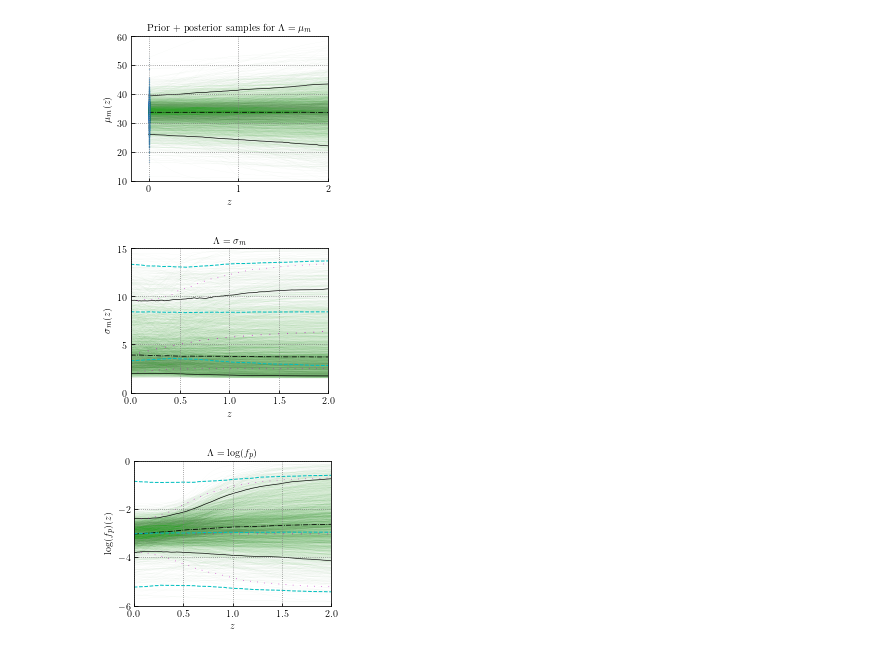
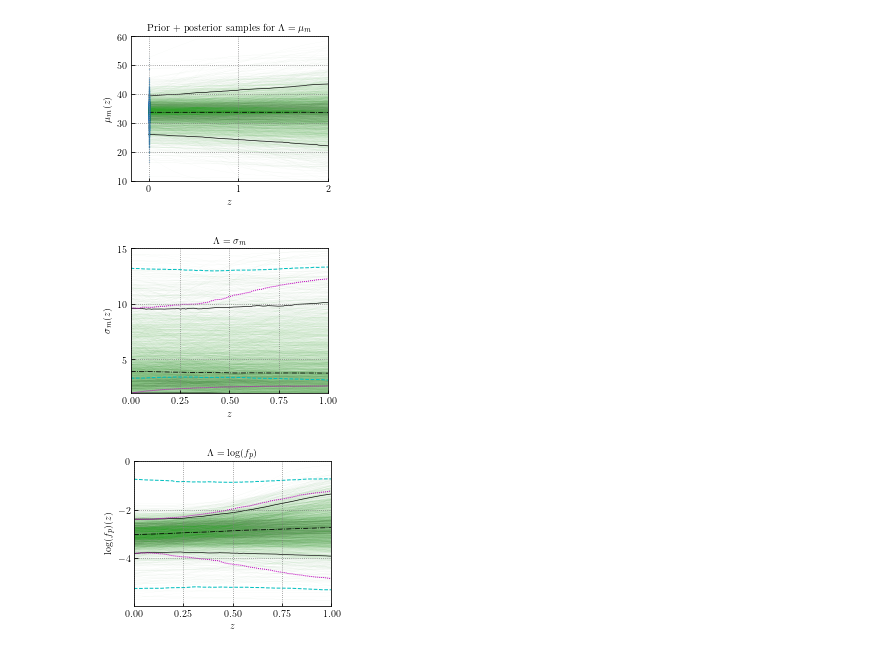
Before and after one commit to maxlalleman/bbh_mass_distribution_redshift_variation_inference, a Jupyter notebook: figures/Traces_peak.ipynb, the cells around one changed output. Saved outputs shown, nothing was run; the diff lists cells and outputs as text; code cells hidden in the pictures.

```diff
--- a/figures/Traces_peak.ipynb
+++ b/figures/Traces_peak.ipynb
@@ -91,0 +170,6 @@ plt.show()
+# %%
+def computing_gaussian_prob(value, mean, std):
+    return (1/(std * np.sqrt(2*np.pi))) * np.exp(-(value - mean)**2/(2.*std**2))
+
+def computing_uniform_prob(a, b):
+    return 1/(b-a)
@@ -938,41 +972,41 @@ for i in range(samps_big.sig_m1.size):
                                zs,
                               )
     # plt.plot(zs, mu_r, lw = 0.05, color='m', alpha = 0.2, zorder = 1)
     sig_matrix[i, :] = sig_r
 
     sig_r_post = sigmoid_no_delta(samps_big.sig_m1.values[i],
                                samps_big.high_sig.values[i],
                                10.**samps_big.log_width_sig.values[i],
                                samps_big.middle_z_sig.values[i],
                                zs,
                               )
     plt.plot(zs, sig_r_post, lw = 0.05, color='#33a02c', alpha = 0.2, zorder = 1)
     sig_matrix_post[i, :] = sig_r_post
 
 median_sig = np.median(sig_matrix, axis = 0)
 median_sig_post = np.median(sig_matrix_post, axis = 0)
-plt.xlim(0,2)
-plt.ylim(0, 15)
+plt.xlim(0,1)
+plt.ylim(2.01, 15)
 plt.xlabel(r"$z$", fontsize = 10)
 plt.ylabel(r"$\sigma_{m}(z)$", fontsize = 10)
 plt.xticks(fontsize=10)
 plt.yticks(fontsize=10)
 plt.plot(zs, median_sig_post, "-.", c="k", zorder = 1, lw = 0.8)
 plt.plot(zs,np.quantile(sig_matrix_post,0.05,axis=0), zorder = 1, color='k', lw=0.65, alpha=1)
 plt.plot(zs,np.quantile(sig_matrix_post,0.95,axis=0), zorder = 1, color='k', lw=0.65, alpha=1)
-plt.plot(zs, median_sig, c="m", zorder = 1, lw = 0.8, linestyle=(0,(1,10)))
-plt.plot(zs,np.quantile(sig_matrix,0.05,axis=0), zorder = 1, color='m', lw=0.65, alpha=1, linestyle=(0,(1,10)))
-plt.plot(zs,np.quantile(sig_matrix,0.95,axis=0), zorder = 1, color='m', lw=0.65, alpha=1, linestyle=(0,(1,10)))
-plt.plot(zs, only_prior_sigma_median, zorder = 1, color='c', lw=1, linestyle="dashed")
+# plt.plot(zs, median_sig, c="m", zorder = 1, lw = 0.8, linestyle=(0,(1,10)))
+plt.plot(zs,np.quantile(sig_matrix,0.05,axis=0), zorder = 1, color='m', lw=1, alpha=1, linestyle=(0,(1,1)))
+plt.plot(zs,np.quantile(sig_matrix,0.95,axis=0), zorder = 1, color='m', lw=1, alpha=1, linestyle=(0,(1,1)))
+# plt.plot(zs, only_prior_sigma_median, zorder = 1, color='c', lw=1, linestyle="dashed")
 plt.plot(zs, only_prior_sigma_quantile_5, zorder = 1, color='c', lw=1, linestyle="dashed")
 plt.plot(zs, only_prior_sigma_quantile_95, zorder = 1, color='c', lw=1, linestyle="dashed")
 # plt.scatter(np.zeros(len(value_at_0_matrix))-0.5, value_at_0_matrix, s=0.01)
 # plt.scatter(np.ones(len(value_at_0_matrix_only_post))-1.9, value_at_0_matrix_only_post, s=0.01, c="y")
 plt.title(r"$\Lambda = \sigma_{m}$", fontsize = 10)
-plt.savefig("Prior_random_tuning_to_posterior_at_z_0_sigma.pdf", dpi=400, bbox_inches='tight')
+plt.savefig("Prior_random_tuning_to_posterior_at_z_0_sigma_slides.png", dpi=500, bbox_inches='tight')
 plt.show()
 # %% [output]
-[figure, old version]
+[figure, new version]
 # %%
 cm = 1/2.54
 fig, ax = plt.subplots(figsize=(9*cm, 6.75*cm))
@@ -1021,8 +1055,8 @@ for i in range(samps_big.log_f_peak.size):
 
 median_fp = np.median(fp_matrix, axis = 0)
 median_fp_post = np.median(fp_matrix_post, axis = 0)
-plt.xlim(0,2)
-plt.ylim(-6, 0)
+plt.xlim(0,1)
+plt.ylim(-5.95, 0)
 plt.xlabel(r"$z$", fontsize = 10)
 plt.ylabel(r"$\log(f_p)(z)$", fontsize = 10)
 plt.xticks(fontsize=10)
@@ -1030,16 +1064,16 @@ plt.yticks(fontsize=10)
 plt.plot(zs, median_fp_post, "-.", c="k", zorder = 1, lw = 0.8)
 plt.plot(zs,np.quantile(fp_matrix_post,0.05,axis=0), zorder = 1, color='k', lw=0.65, alpha=1)
 plt.plot(zs,np.quantile(fp_matrix_post,0.95,axis=0), zorder = 1, color='k', lw=0.65, alpha=1)
-plt.plot(zs, median_fp, c="m", zorder = 1, lw = 0.8, linestyle=(0,(1,10)))
-plt.plot(zs,np.quantile(fp_matrix,0.05,axis=0), zorder = 1, color='m', lw=0.65, alpha=1, linestyle=(0,(1,10)))
-plt.plot(zs,np.quantile(fp_matrix,0.95,axis=0), zorder = 1, color='m', lw=0.65, alpha=1, linestyle=(0,(1,10)))
-plt.plot(zs, only_prior_fp_median, zorder = 1, color='c', lw=1, linestyle="dashed")
+# plt.plot(zs, median_fp, c="m", zorder = 1, lw = 0.8, linestyle=(0,(1,10)))
+plt.plot(zs,np.quantile(fp_matrix,0.05,axis=0), zorder = 1, color='m', lw=1, alpha=1, linestyle=(0,(1,1)))
+plt.plot(zs,np.quantile(fp_matrix,0.95,axis=0), zorder = 1, color='m', lw=1, alpha=1, linestyle=(0,(1,1)))
+# plt.plot(zs, only_prior_fp_median, zorder = 1, color='c', lw=1, linestyle="dashed")
 plt.plot(zs, only_prior_fp_quantile_5, zorder = 1, color='c', lw=1, linestyle="dashed")
 plt.plot(zs, only_prior_fp_quantile_95, zorder = 1, color='c', lw=1, linestyle="dashed")
 # plt.scatter(np.zeros(len(value_at_0_matrix))-0.5, value_at_0_matrix, s=0.01)
 # plt.scatter(np.ones(len(value_at_0_matrix_only_post))-1.9, value_at_0_matrix_only_post, s=0.01, c="y")
 plt.title(r"$\Lambda = \log(f_p)$", fontsize = 10)
-plt.savefig("Prior_random_tuning_to_posterior_at_z_0_fp.pdf", dpi=400, bbox_inches='tight')
+plt.savefig("Prior_random_tuning_to_posterior_at_z_0_fp_slides.png", dpi=500, bbox_inches='tight')
 plt.show()
 # %% [output]
-[figure, old version]
+[figure, new version]
```
Also changed, not shown: parts of 10 cells of this notebook, 14 other files.
